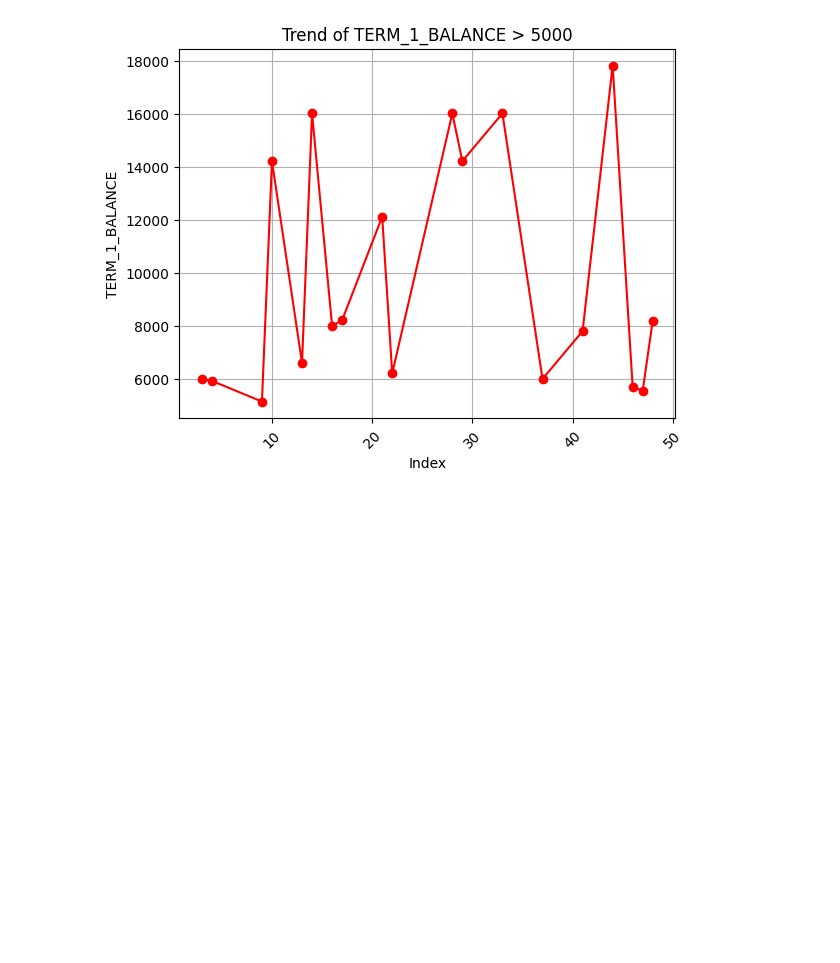
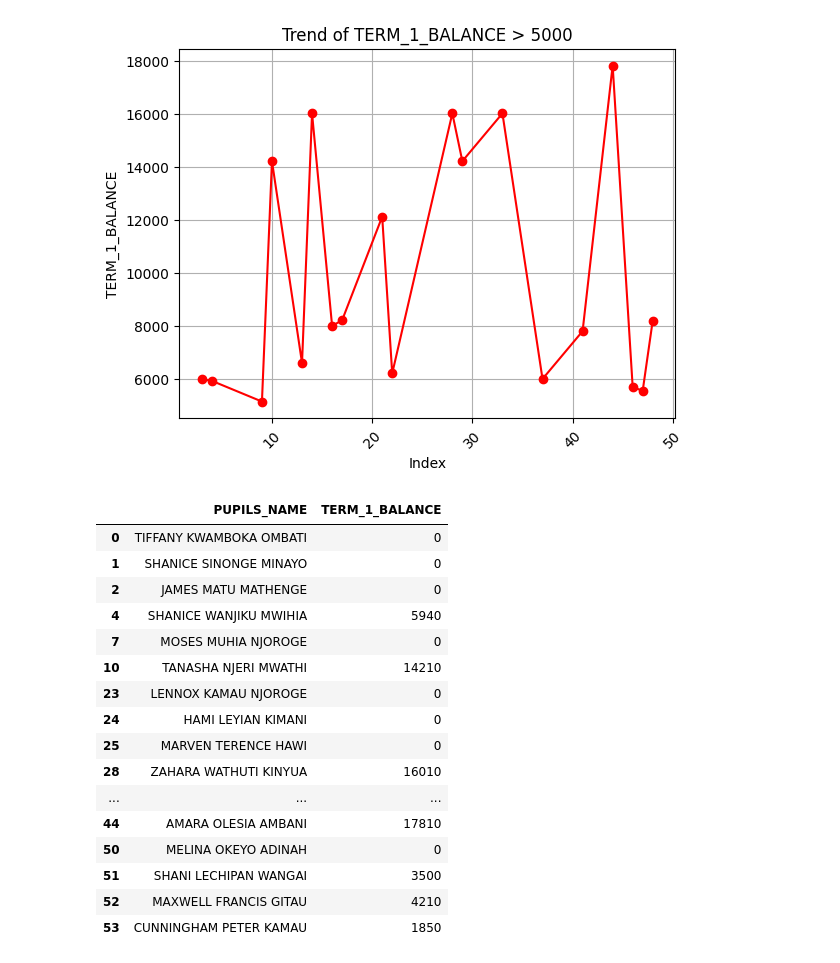
Before and after one commit to NellitG/Chestnut_data, a Jupyter notebook: pre_school.ipynb, the cells around one changed output. Cells and saved outputs as stored; diff of their text form; code cells hidden in the pictures; blank space fills up the shorter version.

Commit message:
filtering more than two names

```diff
--- a/pre_school.ipynb
+++ b/pre_school.ipynb
@@ -94,3 +94,25 @@ else:
     print("Column 'TERM_1_BALANCE' does not exist.")
 # %% [output]
 [figure]
+# %%
+#To generate PUPILS_NAME with words > 2
+df_filter = df[df['PUPILS_NAME'].str.split().str.len() > 2]
+df_filter
+# %% [output]
+|  | PUPILS_NAME | TERM_1_BALANCE |
+| 0 | TIFFANY KWAMBOKA OMBATI | 0 |
+| 1 | SHANICE SINONGE MINAYO | 0 |
+| 2 | JAMES MATU MATHENGE | 0 |
+| 4 | SHANICE WANJIKU MWIHIA | 5940 |
+| 7 | MOSES MUHIA NJOROGE | 0 |
+| 10 | TANASHA NJERI MWATHI | 14210 |
+| 23 | LENNOX KAMAU NJOROGE | 0 |
+| 24 | HAMI LEYIAN KIMANI | 0 |
+| 25 | MARVEN TERENCE HAWI | 0 |
+| 28 | ZAHARA WATHUTI KINYUA | 16010 |
+| ... | ... | ... |
+| 44 | AMARA OLESIA AMBANI | 17810 |
+| 50 | MELINA OKEYO ADINAH | 0 |
+| 51 | SHANI LECHIPAN WANGAI | 3500 |
+| 52 | MAXWELL FRANCIS GITAU | 4210 |
+| 53 | CUNNINGHAM PETER KAMAU | 1850 |
```
